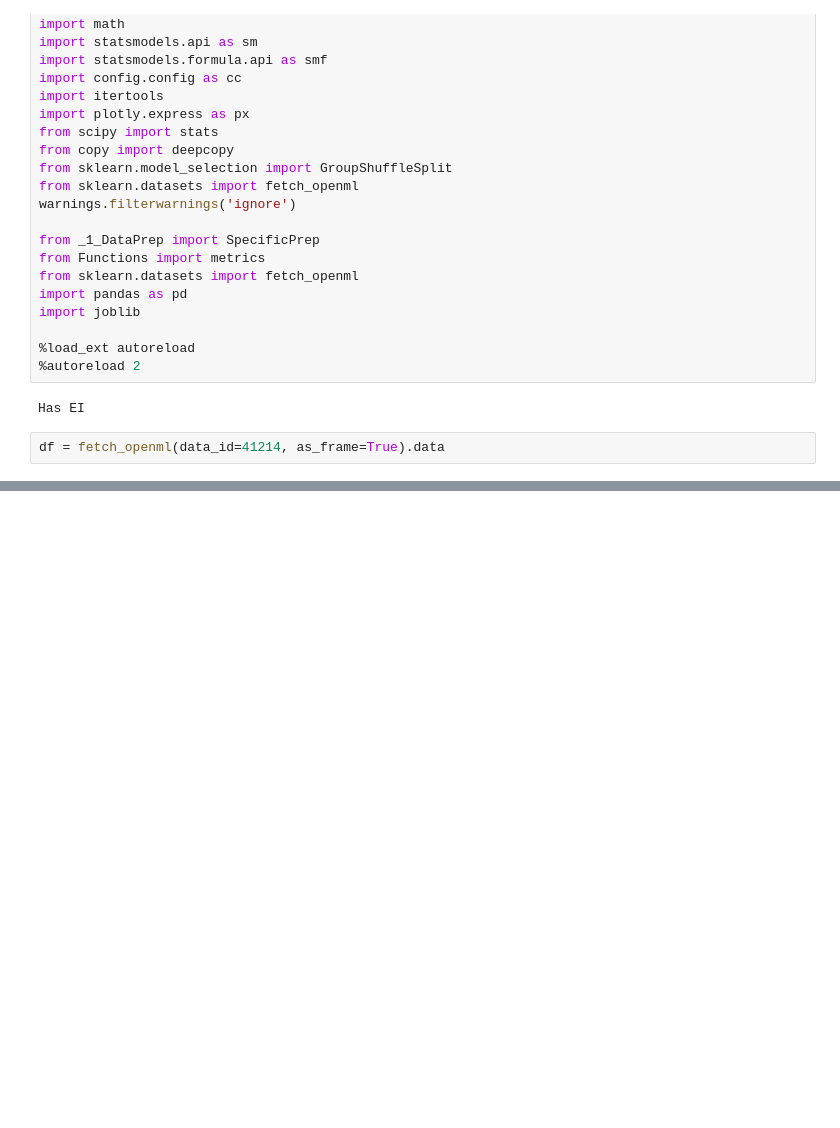
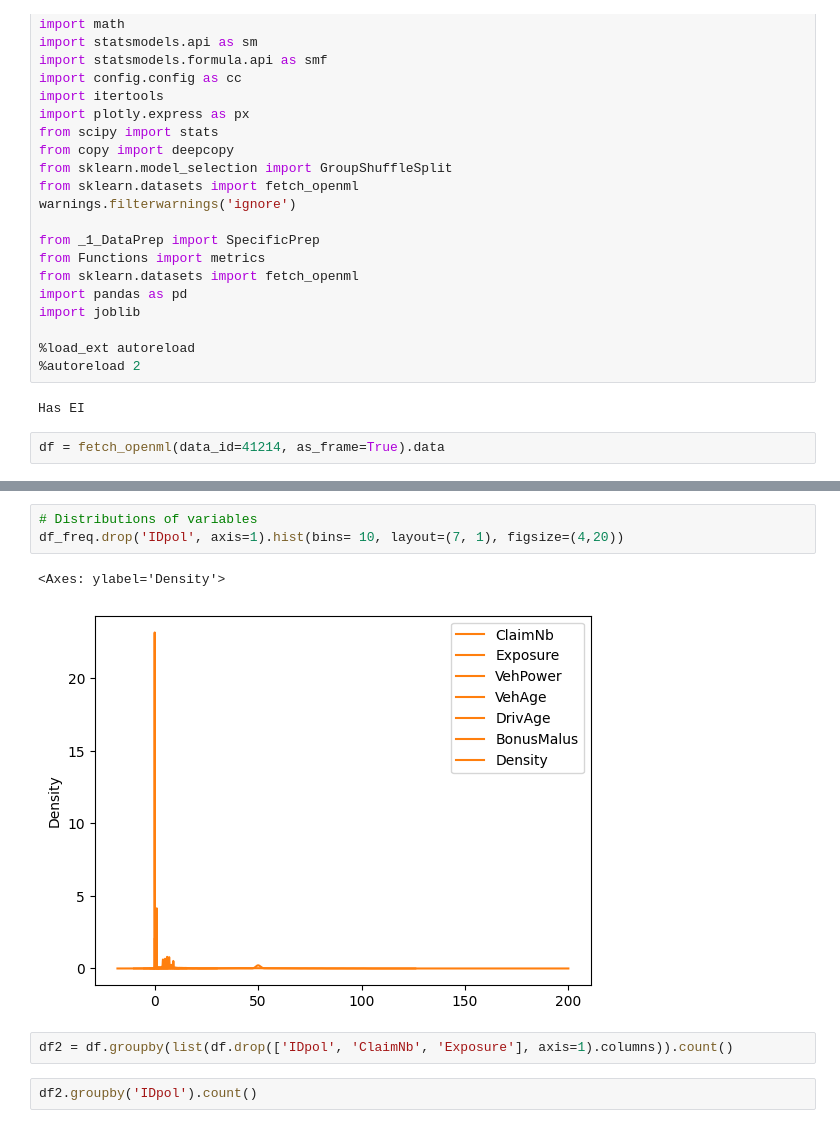
Before and after one commit to AfairiJJ/thesis, a Jupyter notebook: Data Analysis.ipynb, the cells around one changed output, grey strips where cells are left out. Saved outputs shown, nothing was run; the diff lists cells and outputs as text; blank space fills up the shorter version.

```diff
--- a/Data Analysis.ipynb
+++ b/Data Analysis.ipynb
@@ -52,0 +117,10 @@ df.describe()
+# %%
+# Distributions of variables
+df_freq.drop('IDpol', axis=1).hist(bins= 10, layout=(7, 1), figsize=(4,20))
+# %% [output]
+<Axes: ylabel='Density'>
+[figure, added]
+# %%
+df2 = df.groupby(list(df.drop(['IDpol', 'ClaimNb', 'Exposure'], axis=1).columns)).count()
+# %%
+df2.groupby('IDpol').count()
```
Also changed, not shown: parts of 9 cells of this notebook, 40 other files.
